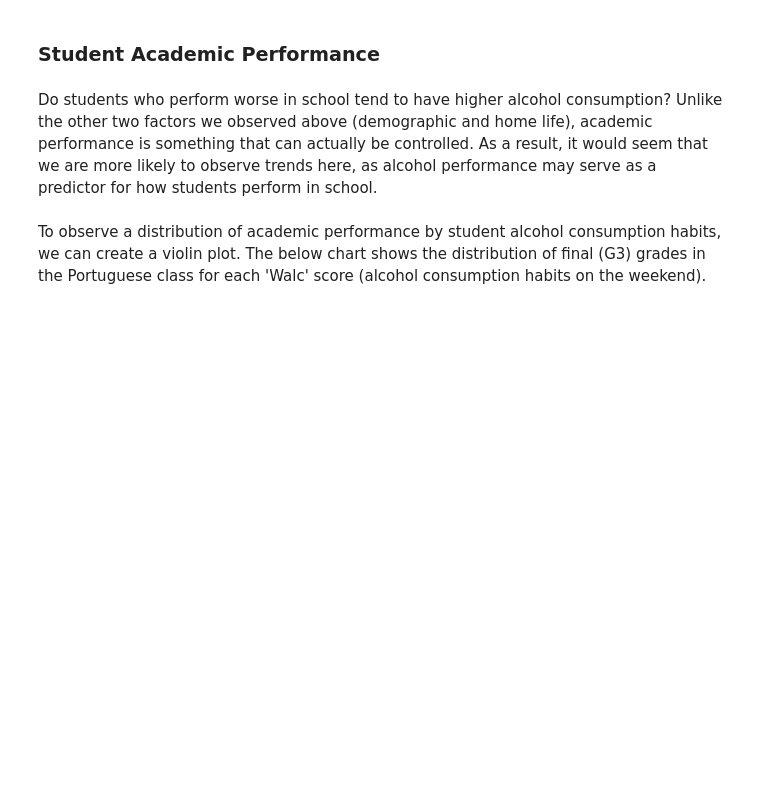
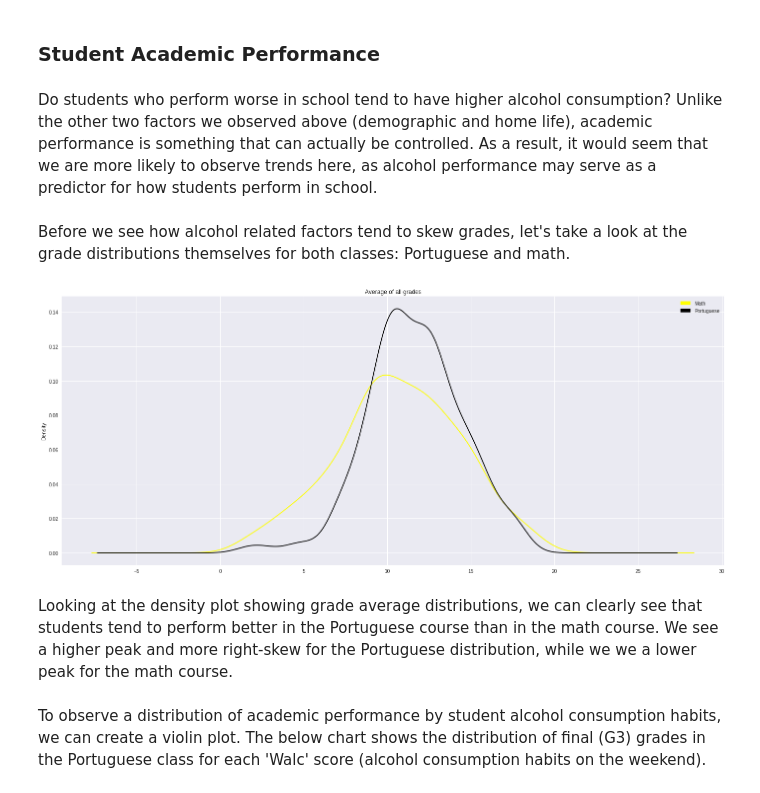
Before and after one commit to mdoxey06/mdoxey06.github.io, a Jupyter notebook: Students_alc (Mike) 2.ipynb, the cells around one changed output. Cells and saved outputs as stored; diff of their text form; code cells hidden in the pictures; blank space fills up the shorter version.

```diff
--- a/Students_alc (Mike) 2.ipynb
+++ b/Students_alc (Mike) 2.ipynb
@@ -195,6 +195,30 @@ Based on the bar plot above, we see that students with parents that live togethe
 ### Student Academic Performance
 # %% [markdown]
 Do students who perform worse in school tend to have higher alcohol consumption? Unlike the other two factors we observed above (demographic and home life), academic performance is something that can actually be controlled. As a result, it would seem that we are more likely to observe trends here, as alcohol performance may serve as a predictor for how students perform in school.
+# %% [markdown]
+Before we see how alcohol related factors tend to skew grades, let's take a look at the grade distributions themselves for both classes: Portuguese and math.
+# %%
+# function for getting average grade over all 3 grade periods (G1, G2, G3)
+def avg_grade(stud):
+    x = (stud['G1']+stud['G2']+stud['G3'])/3
+    return x
+# import for generating legend
+import matplotlib.patches as mpatches
+# get grade averages for all students
+stud_math['avg'] = stud_math.apply(lambda row: avg_grade(row), axis = 1)
+stud_port['avg'] = stud_port.apply(lambda row: avg_grade(row), axis = 1)
+# plot averages as density plot for both classes
+stud_math['avg'].plot(kind = "density", color = 'yellow')
+stud_port['avg'].plot(kind = "density", title = 'Average of all grades', color = 'black')
+# generate legend
+math = mpatches.Patch(color='yellow', label='Math')
+port = mpatches.Patch(color='black', label='Portuguese')
+plt.legend(handles=[math, port])
+plt.show()
+# %% [output]
+[figure, added]
+# %% [markdown]
+Looking at the density plot showing grade average distributions, we can clearly see that students tend to perform better in the Portuguese course than in the math course. We see a higher peak and more right-skew for the Portuguese distribution, while we we a lower peak for the math course.
 # %% [markdown]
 To observe a distribution of academic performance by student alcohol consumption habits, we can create a violin plot. The below chart shows the distribution of final (G3) grades in the Portuguese class for each 'Walc' score (alcohol consumption habits on the weekend).
 # %%
```
Also changed, not shown: parts of 43 cells of this notebook, 1 other file.
